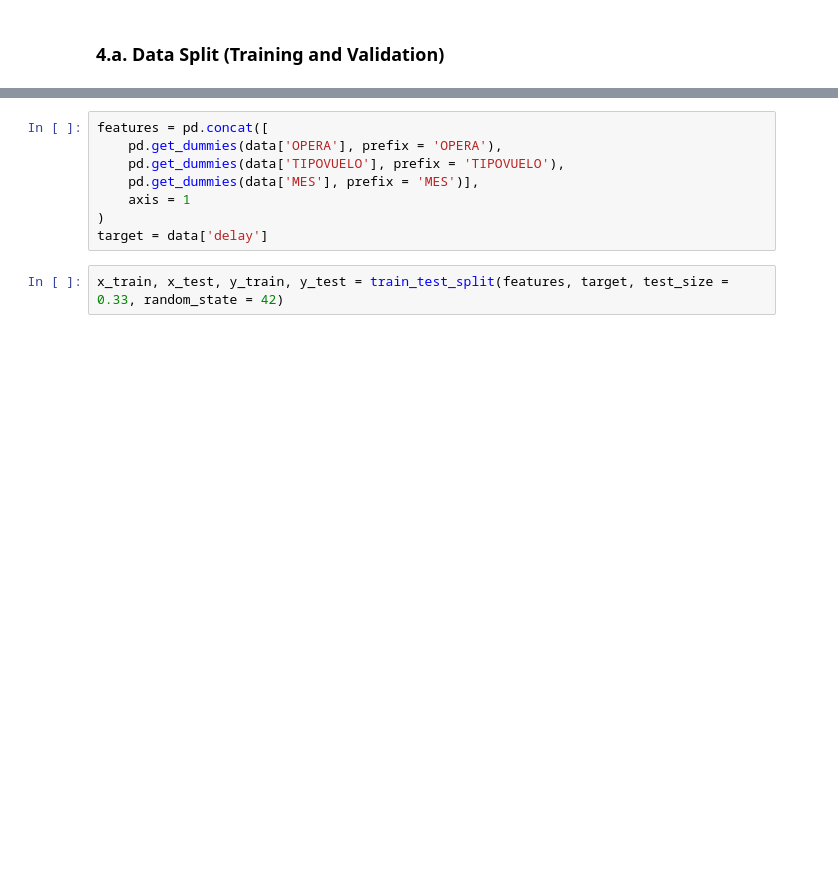
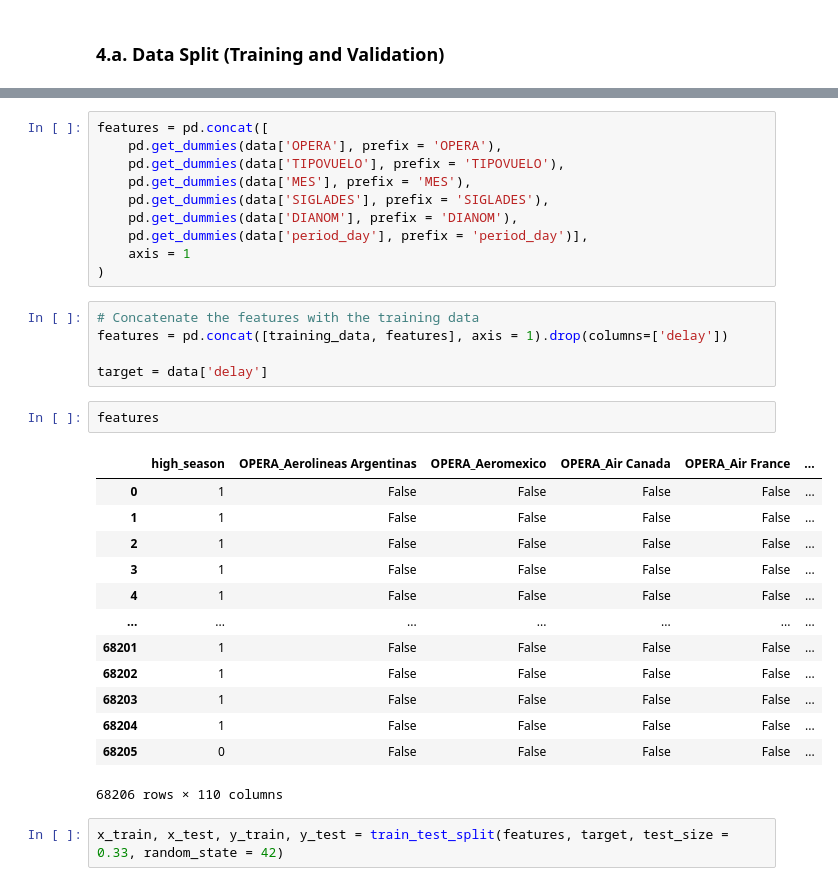
Before and after one commit to juanchate/mle_challenge, a Jupyter notebook: challenge/exploration.ipynb, the cells around one changed output, grey strips where cells are left out. Cells and saved outputs as stored; diff of their text form; blank space fills up the shorter version.

```diff
--- a/challenge/exploration.ipynb
+++ b/challenge/exploration.ipynb
@@ -434,10 +464,33 @@ NameError: name 'shuffle' is not defined
 features = pd.concat([
     pd.get_dummies(data['OPERA'], prefix = 'OPERA'),
     pd.get_dummies(data['TIPOVUELO'], prefix = 'TIPOVUELO'),
-    pd.get_dummies(data['MES'], prefix = 'MES')],
+    pd.get_dummies(data['MES'], prefix = 'MES'),
+    pd.get_dummies(data['SIGLADES'], prefix = 'SIGLADES'),
+    pd.get_dummies(data['DIANOM'], prefix = 'DIANOM'),
+    pd.get_dummies(data['period_day'], prefix = 'period_day')],
     axis = 1
 )
-target = data['delay']
+# %%
+# Concatenate the features with the training data
+features = pd.concat([training_data, features], axis = 1).drop(columns=['delay'])
+
+target = data['delay']
+# %%
+features
+# %% [output]
+|  | high_season | OPERA_Aerolineas Argentinas | OPERA_Aeromexico | OPERA_Air Canada | OPERA_Air France | ... |
+| 0 | 1 | False | False | False | False | ... |
+| 1 | 1 | False | False | False | False | ... |
+| 2 | 1 | False | False | False | False | ... |
+| 3 | 1 | False | False | False | False | ... |
+| 4 | 1 | False | False | False | False | ... |
+| ... | ... | ... | ... | ... | ... | ... |
+| 68201 | 1 | False | False | False | False | ... |
+| 68202 | 1 | False | False | False | False | ... |
+| 68203 | 1 | False | False | False | False | ... |
+| 68204 | 1 | False | False | False | False | ... |
+| 68205 | 0 | False | False | False | False | ... |
+68206 rows × 110 columns
 # %%
 x_train, x_test, y_train, y_test = train_test_split(features, target, test_size = 0.33, random_state = 42)
 # %%
```
Also changed, not shown: parts of 32 cells of this notebook.
